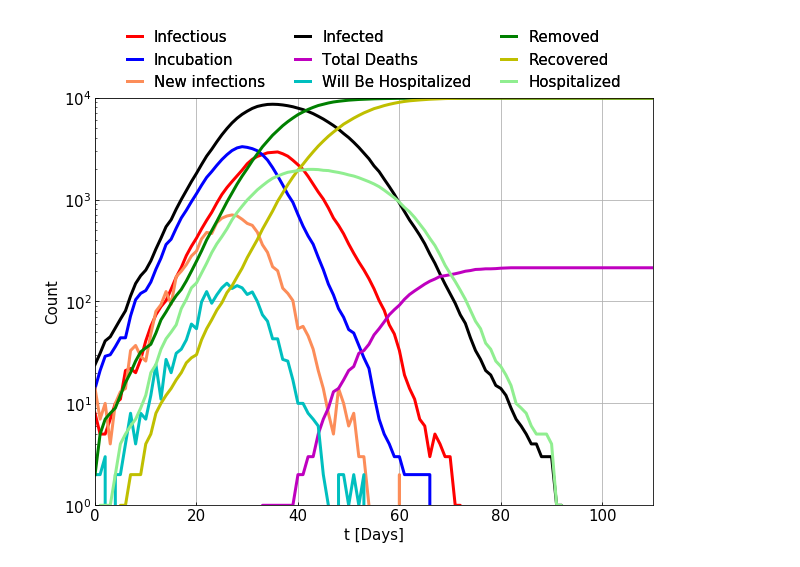
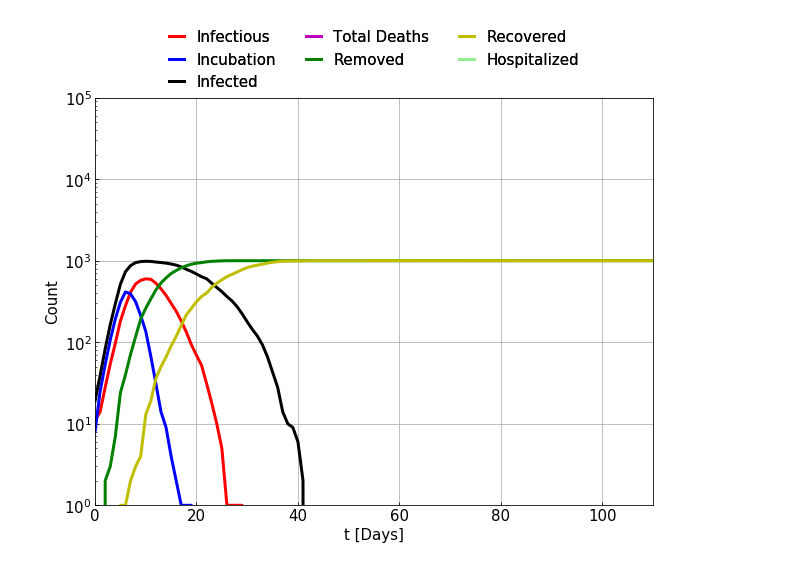
Before and after one commit to chrhck/contagion, a Jupyter notebook: examples/con_example.ipynb, the cells around one changed output. Drawn from its saved outputs; the diff is of its cells as text; code cells hidden in the pictures.

```diff
--- a/examples/con_example.ipynb
+++ b/examples/con_example.ipynb
@@ -27,3 +26,7 @@ config["average social circle"] = 40
+# %%
+# Options
+config["average social circle"] = 40
+config["population size"] = 1000
 # %%
 # Creating a contagion object
 contagion = Contagion()
@@ -49,36 +52,32 @@ ax.plot(contagion.t, stats['infectious'],
         lw=lw, label='Infectious', color='r')
 ax.plot(contagion.t, stats['incubation'],
         lw=lw, label='Incubation', color='b')
-ax.plot(contagion.t, stats['new infections'],
-        lw=lw, label='New infections', color=colors[1])
 ax.plot(contagion.t, stats['infected'],
         lw=lw, label='Infected', color="k")
 ax.plot(contagion.t, stats['total_deaths'],
         lw=lw, label='Total Deaths', color="m")
-ax.plot(contagion.t, stats['will be hospitalized'],
-        lw=lw, label='Will Be Hospitalized', color="c")
 ax.plot(contagion.t, stats['removed'],
         lw=lw, label='Removed', color='g')
 ax.plot(contagion.t, stats['recovered'],
         lw=lw, label='Recovered', color='y')
 ax.plot(contagion.t, stats['hospitalized'],
         lw=lw, label='Hospitalized', color='lightgreen')
 ax.set_xlim(0, 110)
 ax.set_ylim(0., config['population size'] * 1.01)
 ax.set_xscale('linear')
 ax.set_yscale('linear')
 ax.set_xlabel(r't [Days]', fontsize=fontsize)
 ax.set_ylabel(r'Count', fontsize=fontsize)
 ax.tick_params(axis = 'both', which = 'major', labelsize=fontsize, direction='in')
 ax.tick_params(axis = 'both', which = 'minor', labelsize=fontsize, direction='in')
 h, l = ax.get_legend_handles_labels()
 lgd1 = ax.legend(h,l, loc=9, bbox_to_anchor=(0.5, +1.2),
                  ncol=3, fontsize=fontsize, handlelength=h_length,
                  fancybox=True, frameon=False)
 ax.add_artist(lgd1)
 plt.grid(True)
 plt.semilogy()
-plt.ylim(1, 1e4)
+plt.ylim(1, 1e5)
 plt.show()
 # %% [output]
-[figure, old version]
+[figure, new version]
```
Also changed, not shown: parts of 1 cell of this notebook, 5 other files.
